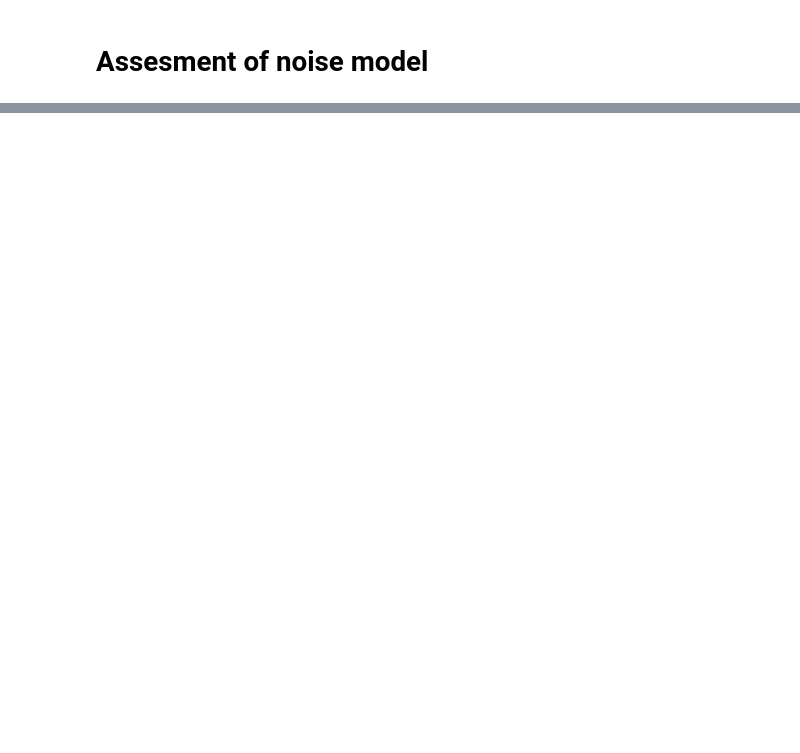
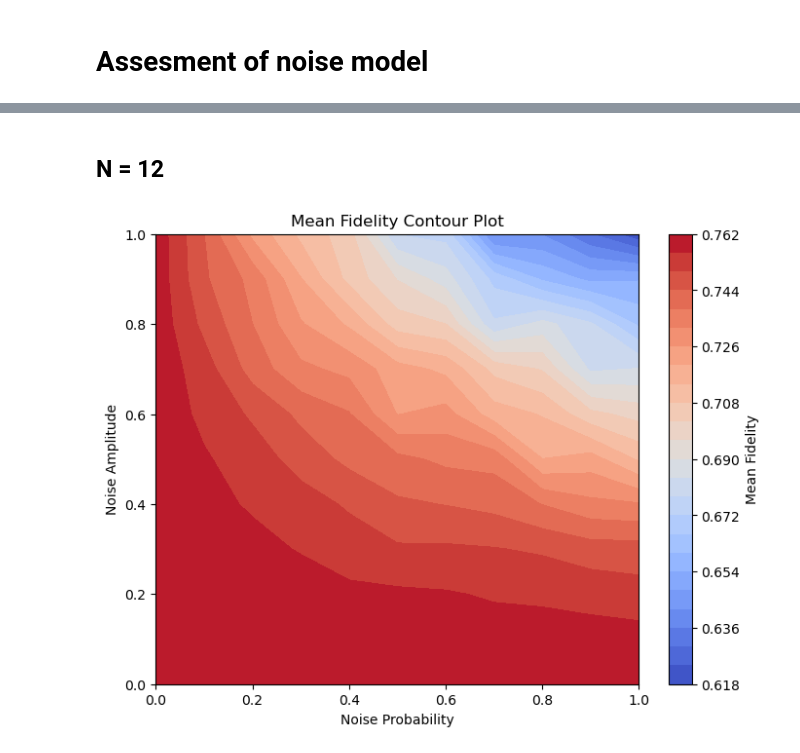
Before and after one commit to sofips/dynamic_control_for_QST, a Jupyter notebook: noise_model.ipynb, the cells around one changed output, grey strips where cells are left out. Cells and saved outputs as stored; diff of their text form; code cells hidden in the pictures; blank space fills up the shorter version.

```diff
--- a/noise_model.ipynb
+++ b/noise_model.ipynb
@@ -7,2 +8,40 @@ import matplotlib.pyplot as plt
+# %%
+def plot_fidelity_vs_noise(noise_effects, title = None):
+
+    # Ensure 'max_fidelity' is float for aggregation
+    noise_effects['max_fidelity'] = noise_effects['max_fidelity'].astype(float)
+
+    stats = noise_effects.groupby(
+        ['noise_amplitude', 'noise_probability']
+    ).agg(
+        mean_fidelity=('max_fidelity', 'mean'),
+    ).reset_index()
+
+    # Ensure 'mean_fidelity' is float for plotting
+    stats['mean_fidelity'] = stats['mean_fidelity'].astype(float)
+
+    pivot_data = stats.pivot(
+        index='noise_amplitude',
+        columns='noise_probability',
+        values='mean_fidelity'
+    )
+
+    X, Y = np.meshgrid(pivot_data.columns.values, pivot_data.index.values)
+    Z = pivot_data.values
+
+    plt.figure(figsize=(8, 6))
+    contour = plt.contourf(X, Y, Z, levels=25, cmap='coolwarm')
+
+    plt.colorbar(contour, label='Mean Fidelity')
+    plt.xlabel('Noise Probability')
+    plt.ylabel('Noise Amplitude')
+
+    if title:
+        plt.title(title)
+    else:
+        plt.title('Mean Fidelity vs Noise Probability and Amplitude')
+
+    plt.title('Mean Fidelity Contour Plot')
+    plt.show()
 # %% [markdown]
 # Assesment of noise model
@@ -155,0 +57,8 @@ NameError: name 'n8_inner_product' is not defined
+# %% [markdown]
+## N = 12
+# %%
+noise_effects = pd.read_csv('n12_noise_effects.csv', delimiter=',')
+
+plot_fidelity_vs_noise(noise_effects, title = "N=12")
+# %% [output]
+[figure, added]
```
Also changed, not shown: parts of 12 cells of this notebook, 5 other files.
